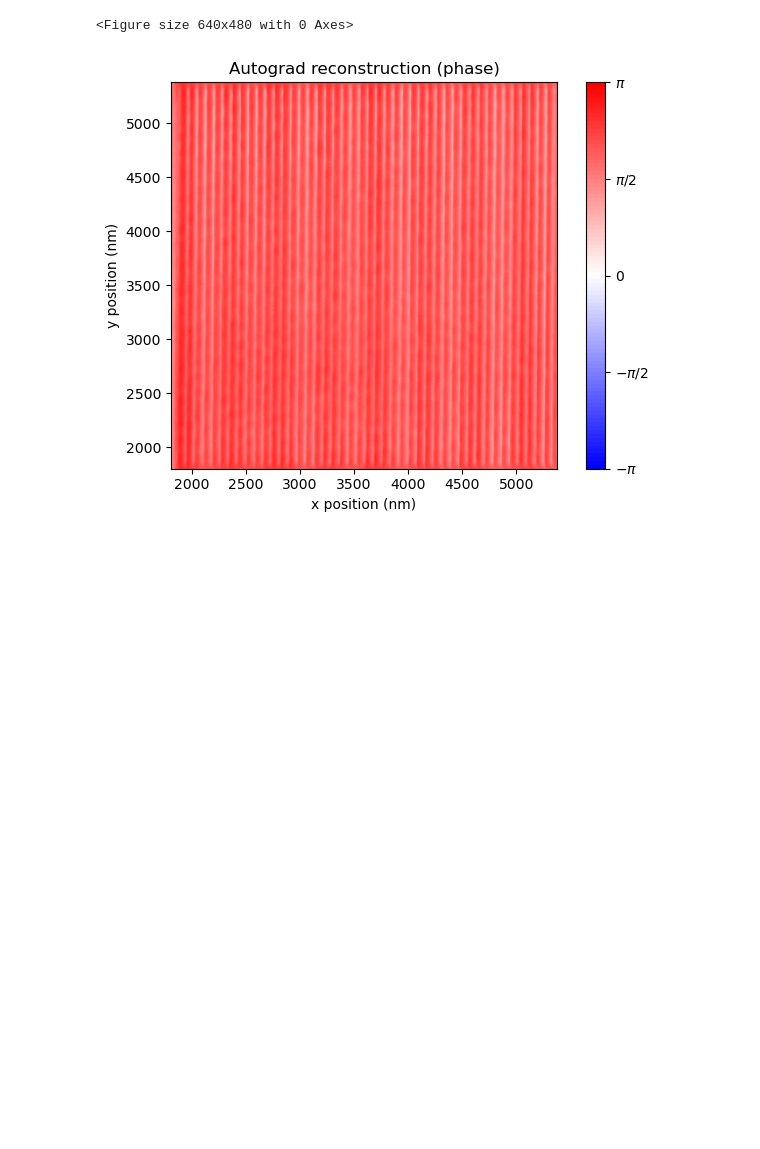
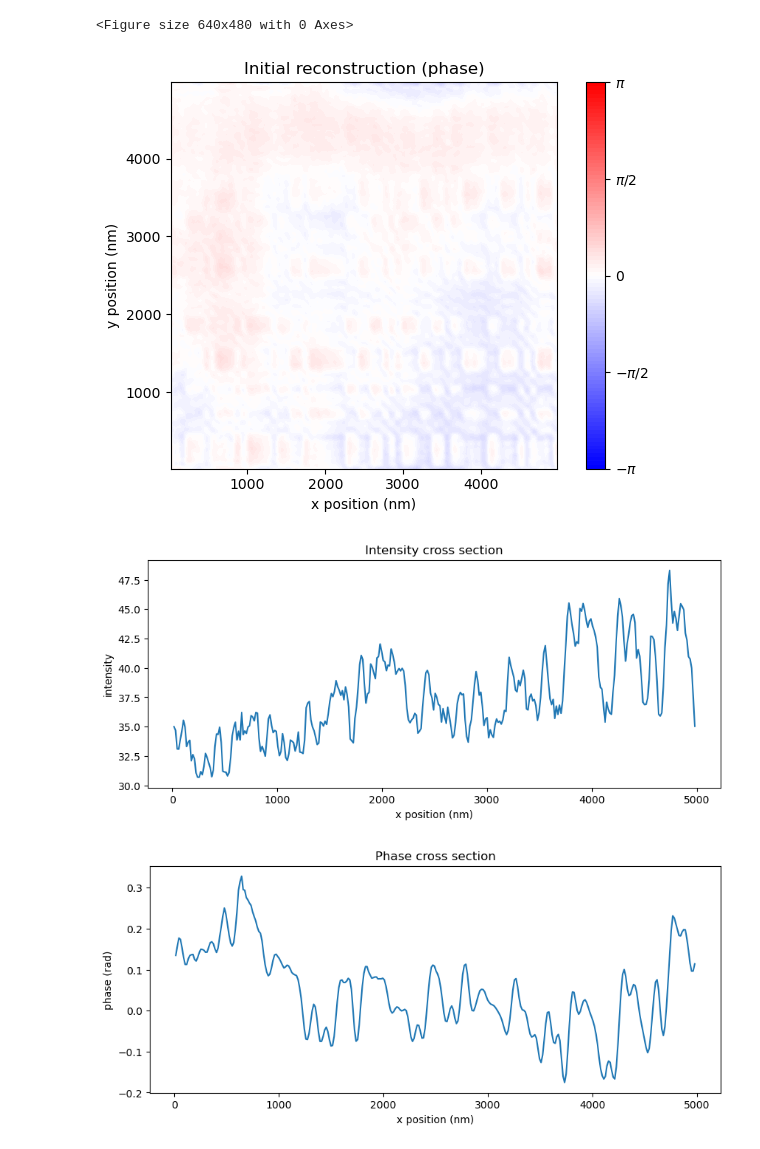
Before and after one commit to ArianaGu/EUV_FPM, a Jupyter notebook: torch_fp_recon.ipynb, the cells around one changed output. Drawn from its saved outputs; the diff is of its cells as text; code cells hidden in the pictures; blank space fills up the shorter version.

Commit message:
Fix torch forward; add equalization

```diff
--- a/torch_fp_recon.ipynb
+++ b/torch_fp_recon.ipynb
@@ -306,22 +317,23 @@ ift_torch = lambda s: torch.fft.fftshift(
     ), dim=(-2, -1)
 )
 
-def FP_forward(spectrum_guess, lens_guess, X, Y, meas_tensor):
-    pred = torch.zeros_like(meas_tensor, device=device)
+def FP_forward(spectrum_guess, lens_guess, X, Y):
+    E_pred_list = []
     for idx in range(len(X)):
-        shifted_spectrum = circshift2_torch(spectrum_guess, -X[idx], -Y[idx])
-        pred[idx] = torch.abs(ift_torch(shifted_spectrum * lens_guess))
-    return pred
+        shifted_spectrum = circshift2_torch(spectrum_guess, X[idx], Y[idx])
+        E_pred = ift_torch(shifted_spectrum * lens_guess)  # Complex wave
+        E_pred_list.append(E_pred)
+    return torch.stack(E_pred_list)
 
 
-def plot_recon(spectrum_tensor):
+def plot_recon(spectrum_tensor, title_str='Autograd reconstruction'):
     spectrum_recon = spectrum_tensor.detach().cpu().numpy()
     object_recon = ift(spectrum_recon)
     plt.figure(1)
     plt.imshow(np.abs(object_recon), extent=[x_m[0]*1e9, x_m[-1]*1e9, y_m[0]*1e9, y_m[-1]*1e9], cmap='gray')
     plt.xlabel('x position (nm)')
     plt.ylabel('y position (nm)')
-    plt.title('Autograd reconstruction (amplitude)')
+    plt.title(title_str+' (amplitude)')
     plt.show()
 
 
@@ -338,11 +350,48 @@ def plot_recon(spectrum_tensor):
     )
     ax.set_xlabel('x position (nm)')
     ax.set_ylabel('y position (nm)')
-    ax.set_title('Autograd reconstruction (phase)')
+    ax.set_title(title_str+' (phase)')
     cbar = fig.colorbar(cax, ticks=[-np.pi, -np.pi/2, 0, np.pi/2, np.pi])
     cbar.ax.set_yticklabels(['$-\pi$', '$-\pi/2$', '$0$', '$\pi/2$', '$\pi$'])
     plt.tight_layout()
     plt.show()
+
+    # show a cross section of the intensity and phase
+    x_vals = np.linspace(x_m[0]*1e9, x_m[-1]*1e9, object_guess.shape[1])
+    plt.figure(3, figsize=(10, 4))
+    plt.plot(x_vals, np.abs(object_recon)[ROI_length//2, :])
+    plt.xlabel('x position (nm)')
+    plt.ylabel('intensity')
+    plt.title('Intensity cross section')
+    plt.show()
+
+    plt.figure(4, figsize=(10, 4))
+    plt.plot(x_vals, np.angle(object_recon)[ROI_length//2, :])
+    plt.xlabel('x position (nm)')
+    plt.ylabel('phase (rad)')
+    plt.title('Phase cross section')
+    plt.show()
+
+    # show the intensity of the recon spectrum
+    plt.figure(6)
+    plt.imshow(np.log(np.abs(ft(object_guess)+1)), cmap='gray')
+    plt.title('Reconstruction spectrum (amplitude)')
+    plt.show()
+
+    def remove_vignetting_with_lowpass(image, sigma=10, epsilon=1e-6):
+        background = gaussian_filter(image, sigma=sigma)
+        corrected = image / (background + epsilon)
+        return corrected
+
+    object_recon_equalized = remove_vignetting_with_lowpass(object_recon)
+
+    plt.figure(7)
+    plt.imshow(np.abs(object_recon_equalized), extent=[x_m[0]*1e9, x_m[-1]*1e9, y_m[0]*1e9, y_m[-1]*1e9], cmap='gray')
+    plt.xlabel('x position (nm)')
+    plt.ylabel('y position (nm)')
+    plt.title('Equalized autograd reconstruction (amplitude)')
+    plt.show()
+
 
 def first_order_gradient_loss(pred_tensor, meas_tensor):
     """
@@ -364,9 +413,12 @@ def first_order_gradient_loss(pred_tensor, meas_tensor):
 
     return (loss_dx + loss_dy) * 0.5
 
-plot_recon(spectrum_tensor)
+plot_recon(spectrum_tensor, 'Initial reconstruction')
 
-init_pred = FP_forward(spectrum_tensor, lens_tensor, X, Y, meas_tensor)
-init_loss = torch.mean((init_pred - torch.sqrt(meas_tensor))**2)
-print(init_loss.item())
+init_pred = torch.abs(FP_forward(spectrum_tensor, lens_tensor, X, Y))
+
+amplitude_loss = torch.mean((init_pred - torch.sqrt(meas_tensor))**2)
+feature_loss = first_order_gradient_loss(init_pred, torch.sqrt(meas_tensor))
+print('Amplitude loss:', amplitude_loss.item())
+print('Feature loss:', feature_loss.item())
 # %% [output]
@@ -374,2 +426,4 @@ print(init_loss.item())
 <Figure size 640x480 with 0 Axes>
-[figure, old version]
+[figure, new version]
+[figure, added]
+[figure, added]
```
Also changed, not shown: parts of 7 cells of this notebook, 4 other files.
